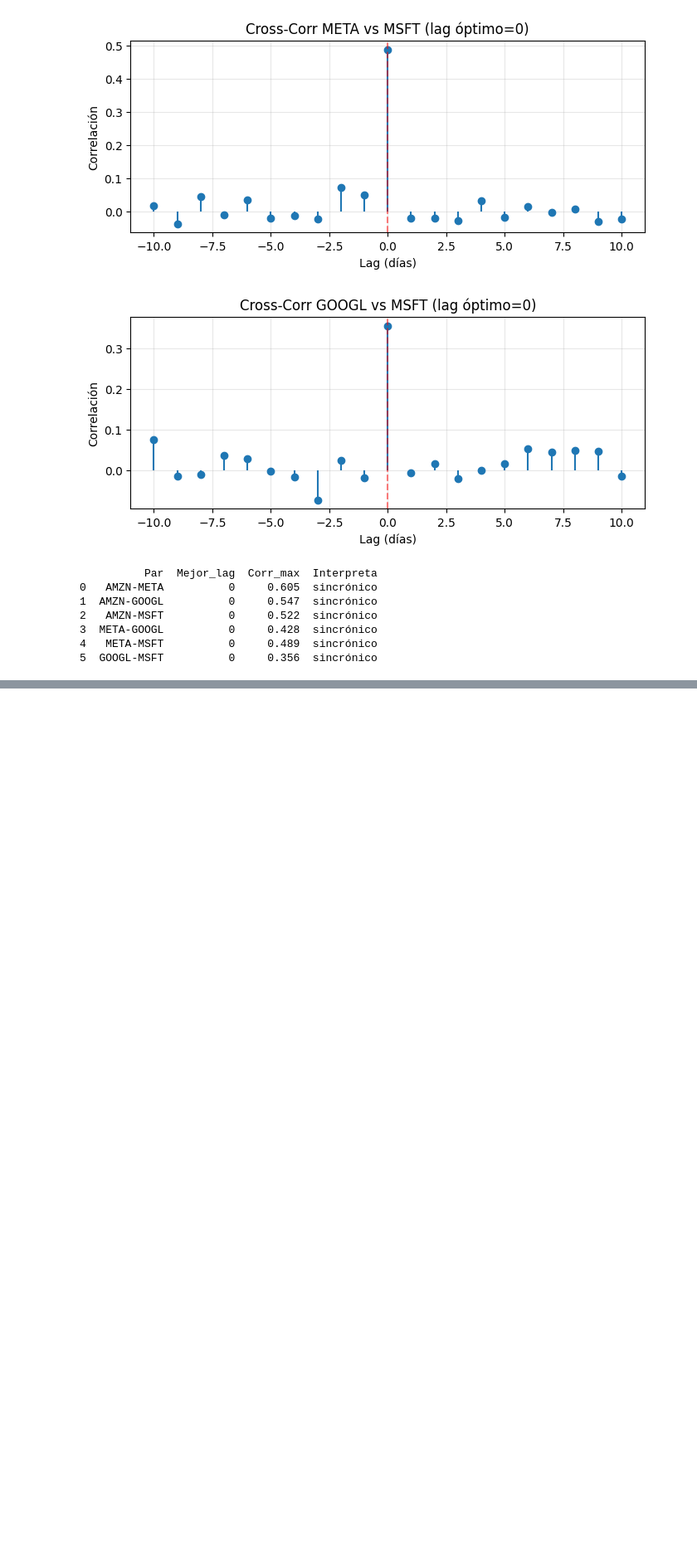
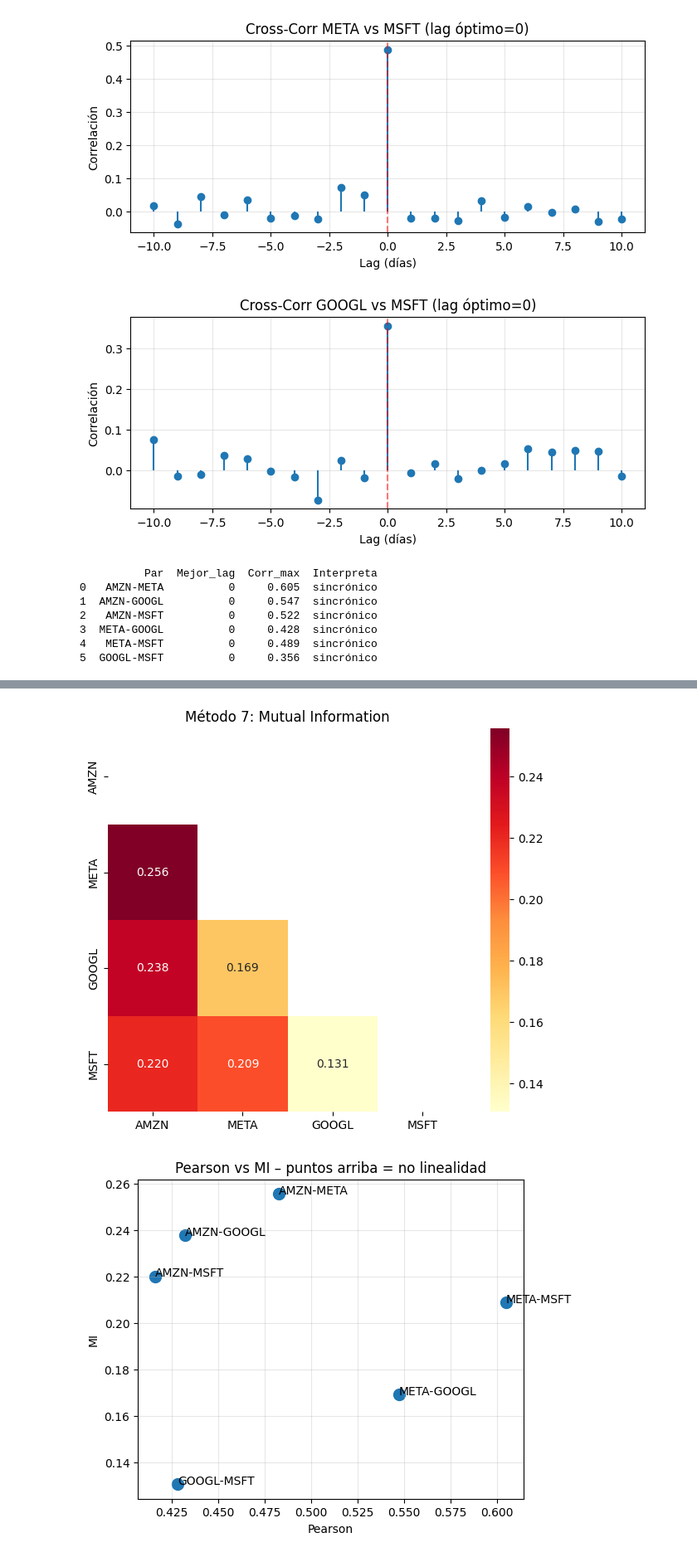
Before and after one commit to Saul-Ochoa/-Forecast-Time-Series-Repository, a Jupyter notebook: Relaciones entre los 7 Magníficos/Relaciones_stocks.ipynb, the cells around one changed output, grey strips where cells are left out. Shown at 83% size. Saved outputs shown, nothing was run; the diff lists cells and outputs as text; code cells hidden in the pictures; blank space fills up the shorter version.

```diff
--- a/Relaciones entre los 7 Magníficos/Relaciones_stocks.ipynb
+++ b/Relaciones entre los 7 Magníficos/Relaciones_stocks.ipynb
@@ -1151,0 +1193,38 @@ print(cc_df)
+# %%
+from sklearn.feature_selection import mutual_info_regression
+import numpy as np, pandas as pd, seaborn as sns, matplotlib.pyplot as plt
+
+def mutual_info_matrix(returns, tickers):
+    n = len(tickers)
+    mi = np.zeros((n,n))
+    for i in range(n):
+        for j in range(i+1, n):
+            X = returns[tickers[i]].values.reshape(-1,1)
+            y = returns[tickers[j]].values
+            val = mutual_info_regression(X, y, random_state=42)[0]
+            mi[i,j] = mi[j,i] = val
+    return pd.DataFrame(mi, index=tickers, columns=tickers)
+
+mi_df = mutual_info_matrix(returns_log, ['AMZN','META','GOOGL','MSFT'])
+
+# heatmap
+plt.figure(figsize=(7,6))
+mask = np.triu(np.ones_like(mi_df, dtype=bool))
+sns.heatmap(mi_df, mask=mask, annot=True, fmt='.3f', cmap='YlOrRd')
+plt.title('Método 7: Mutual Information')
+plt.show()
+
+# comparación con Pearson
+pearson = returns_log.corr()
+plt.figure(figsize=(6,5))
+plt.scatter(pearson.values[np.triu_indices(4,1)], mi_df.values[np.triu_indices(4,1)], s=100)
+for (i,j),x,y in zip([(0,1),(0,2),(0,3),(1,2),(1,3),(2,3)],
+                     pearson.values[np.triu_indices(4,1)],
+                     mi_df.values[np.triu_indices(4,1)]):
+    plt.text(x,y, f"{['AMZN','META','GOOGL','MSFT'][i]}-{['AMZN','META','GOOGL','MSFT'][j]}")
+plt.xlabel('Pearson'); plt.ylabel('MI'); plt.grid(alpha=0.3)
+plt.title('Pearson vs MI – puntos arriba = no linealidad')
+plt.show()
+# %% [output]
+[figure, added]
+[figure, added]
```
Also changed, not shown: parts of 4 cells of this notebook.
